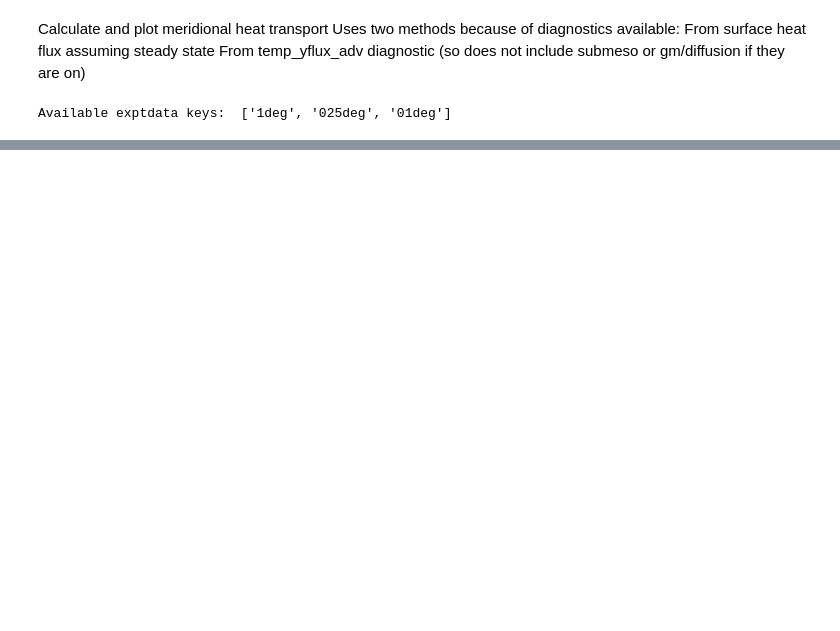
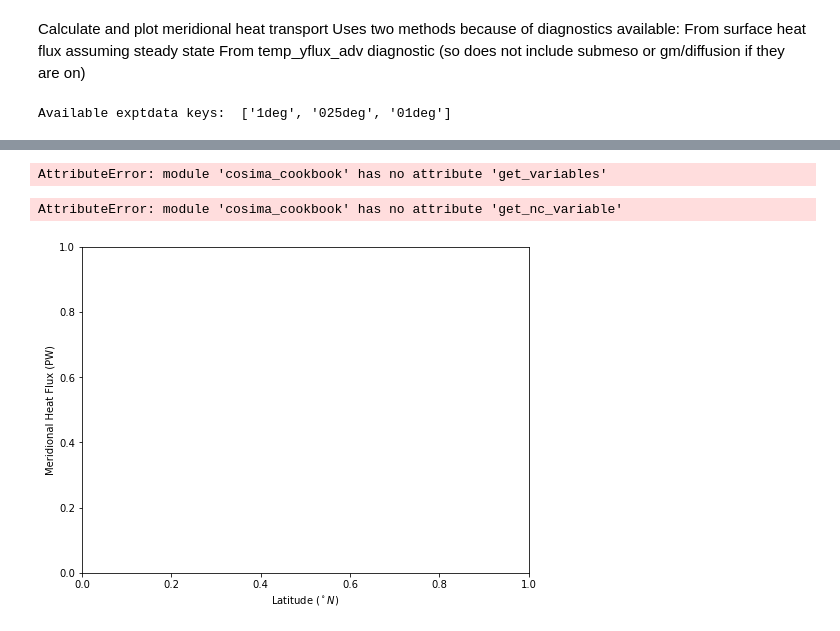
Before and after one commit to PaulSpence/pre21_notebooks, a Jupyter notebook: Atl_MHT_OM2.ipynb, the cells around one changed output, grey strips where cells are left out. Cells and saved outputs as stored; diff of their text form; code cells hidden in the pictures; blank space fills up the shorter version.

Commit message:
update cookbooks

```diff
--- a/Atl_MHT_OM2.ipynb
+++ b/Atl_MHT_OM2.ipynb
@@ -56,3 +288,52 @@ cc.get_variables(exptdata.exptdict['1deg']['expt'],'ocean_month.nc')
+# %%
+cc.get_variables(exptdata.exptdict['1deg']['expt'],'ocean.nc')
+# %% [output]
+AttributeError: module 'cosima_cookbook' has no attribute 'get_variables'
+# %%
+# use int_z MHT diagnostics:
+def find_MHF_intz(ekey):
+    expt = exptdata.exptdict[ekey]['expt']
+    n_files = exptdata.exptdict[ekey]['n_files']
+    # n_files = 1
+    time_units = exptdata.exptdict[ekey]['time_units']
+    offset = exptdata.exptdict[ekey]['offset']
+
+    temp_yflux_adv = cc.get_nc_variable(expt, 'ocean_month.nc', 'temp_yflux_adv_int_z',
+                                        n=n_files, time_units = time_units, offset=offset, use_cache=False)
+    temp_yflux_submeso = cc.get_nc_variable(expt, 'ocean_month.nc', 'temp_yflux_submeso_int_z',
+                                            n=n_files, time_units = time_units, offset=offset)
+    MHF = (temp_yflux_adv.sel(time=slice(tstart,tend)).mean('time').sum('xt_ocean')+temp_yflux_submeso.sel(time=slice(tstart,tend)).mean('time').sum('xt_ocean')).load()
+    if (ekey != '01deg'):
+        temp_yflux_gm = cc.get_nc_variable(expt, 'ocean_month.nc', 'temp_yflux_gm_int_z',
+                                           n=n_files, time_units = time_units, offset=offset)
+        temp_yflux_ndiffuse = cc.get_nc_variable(expt, 'ocean_month.nc', 'temp_yflux_ndiffuse_int_z',
+                                           n=n_files, time_units = time_units, offset=offset)
+        MHF = MHF + (temp_yflux_gm.sel(time=slice(tstart,tend)).mean('time').sum('xt_ocean')+temp_yflux_ndiffuse.sel(time=slice(tstart,tend)).mean('time').sum('xt_ocean')).load()
+
+    latv = cc.get_nc_variable(expt, 'ocean_grid.nc','yu_ocean',n=1).load()
+    return latv, MHF
+# %%
+# plot both surface heat flux, temp_yflux_adv methods and observations:
+fig = plt.figure(figsize=(8,6))
+plt.xlabel('Latitude $(^\circ N)$')
+plt.ylabel('Meridional Heat Flux (PW)')
+for i, ekey in enumerate(exptdata.exptdict.keys()):
+    latv, MHF = find_MHF_intz(ekey)
+
+    hand = plt.plot(latv,MHF/1.e15,linewidth=2, label=exptdata.exptdict[ekey]['desc'])
+
+plt.plot(obs_lat,obs_ncep,'xk',label='NCEP', markersize=6)
+plt.plot(obs_lat,obs_ecmwf,'ok',label='ECMWF', markersize=3)
+plt.errorbar(obsGW2003_lat,obsGW2003_mht,yerr=obsGW2003_mhte,fmt='dk',capsize=5,label='GW2003')
+plt.plot([-90, 90],[0,0],'k-',linewidth=0.75)
+plt.legend(loc=2)
+plt.xlim([-90.,90.])
+plt.ylim([-2, 2.5])
+
+savefigure('meridional_heat_transport_intz_withobs')
+# %% [output]
+AttributeError: module 'cosima_cookbook' has no attribute 'get_nc_variable'
+[figure, added]
 # %%
 # Infer from surface heat flux:
 def find_MHF(ekey):
```
Also changed, not shown: parts of 16 cells of this notebook, 2 other files.
